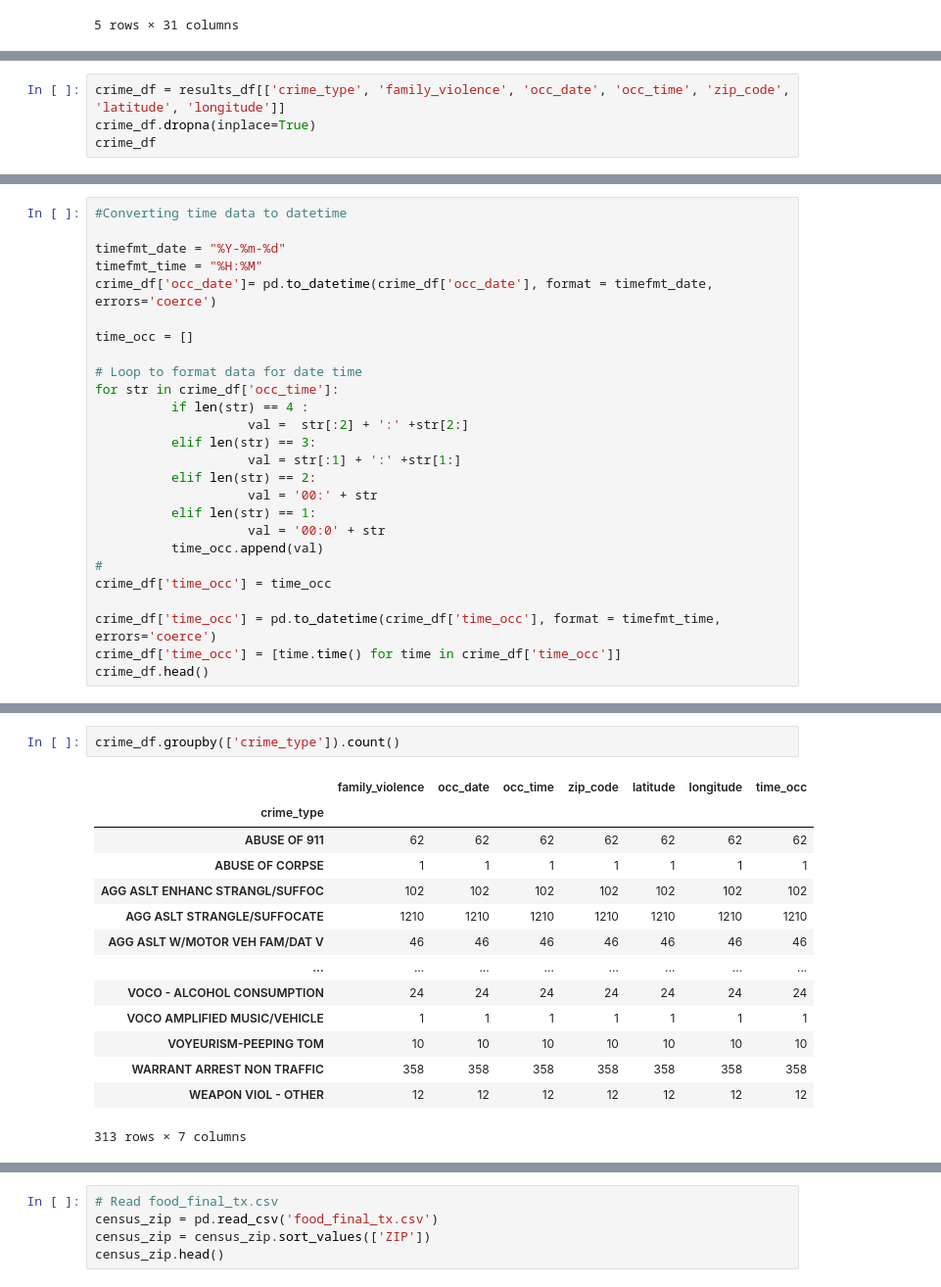
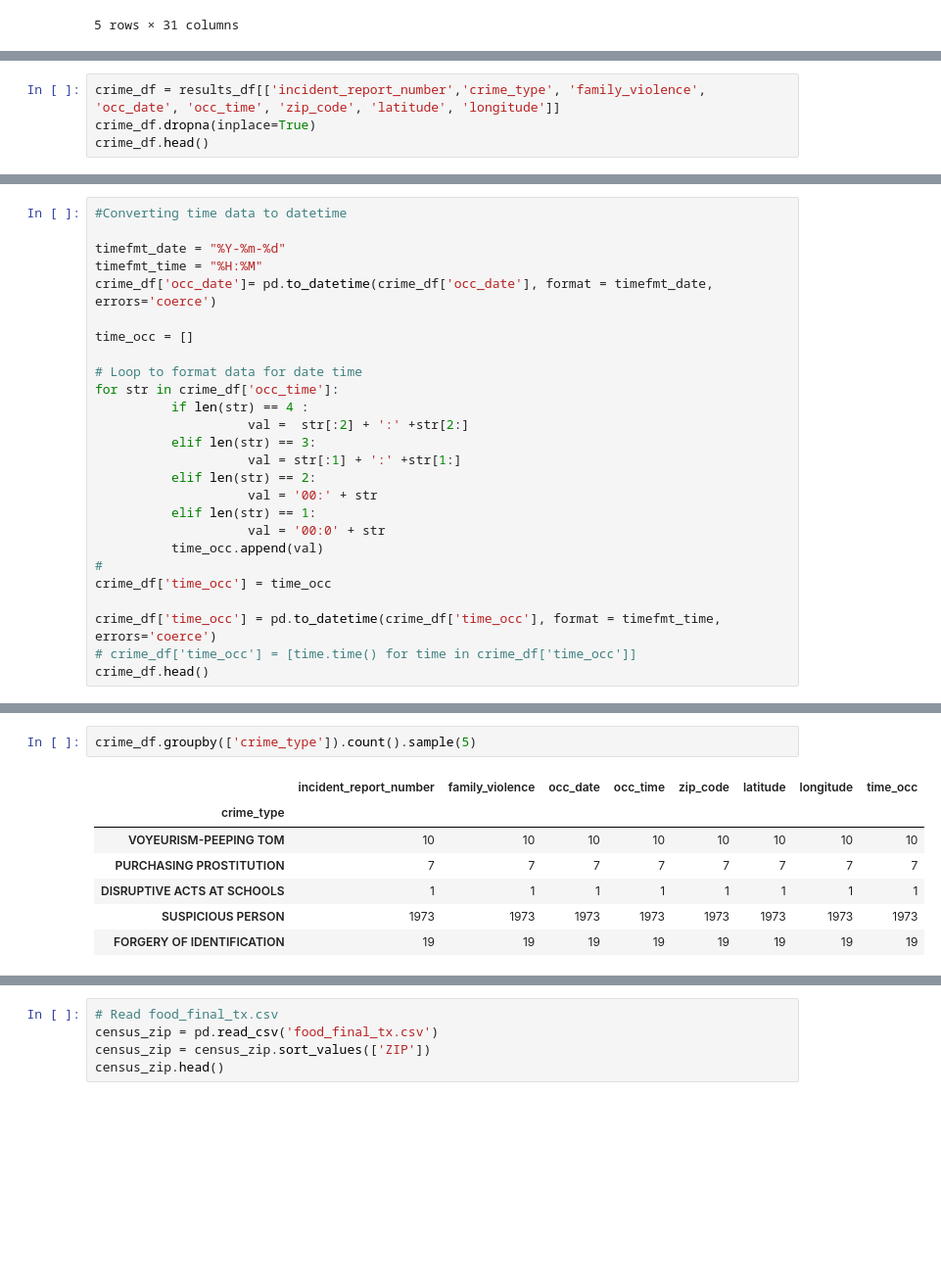
Before and after one commit to ChristopheGarcia1/Crime_Analysis-, a Jupyter notebook: src/resources/crime_cleaning.ipynb, the cells around one changed output, grey strips where cells are left out. Shown at 98% size. Cells and saved outputs as stored; diff of their text form; blank space fills up the shorter version.

```diff
--- a/src/resources/crime_cleaning.ipynb
+++ b/src/resources/crime_cleaning.ipynb
@@ -58,9 +58,9 @@ clearance_status               object
 clearance_date                 object
 dtype: object
 # %%
-crime_df = results_df[['crime_type', 'family_violence', 'occ_date', 'occ_time', 'zip_code', 'latitude', 'longitude']]
+crime_df = results_df[['incident_report_number','crime_type', 'family_violence', 'occ_date', 'occ_time', 'zip_code', 'latitude', 'longitude']]
 crime_df.dropna(inplace=True)
-crime_df
+crime_df.head()
 # %% [output]
 A value is trying to be set on a copy of a slice from a DataFrame
 
@@ -102,7 +95,7 @@ for str in crime_df['occ_time']:
 crime_df['time_occ'] = time_occ
 
 crime_df['time_occ'] = pd.to_datetime(crime_df['time_occ'], format = timefmt_time, errors='coerce')
-crime_df['time_occ'] = [time.time() for time in crime_df['time_occ']]
+# crime_df['time_occ'] = [time.time() for time in crime_df['time_occ']]
 crime_df.head()
 # %% [output]
 A value is trying to be set on a copy of a slice from a DataFrame.
@@ -122,20 +120,13 @@ KeyboardInterrupt:
 # %%
-crime_df.groupby(['crime_type']).count()
+crime_df.groupby(['crime_type']).count().sample(5)
 # %% [output]
-|  | family_violence | occ_date | occ_time | zip_code | latitude | longitude | time_occ |
-| crime_type |  |  |  |  |  |  |  |
-| ABUSE OF 911 | 62 | 62 | 62 | 62 | 62 | 62 | 62 |
-| ABUSE OF CORPSE | 1 | 1 | 1 | 1 | 1 | 1 | 1 |
-| AGG ASLT ENHANC STRANGL/SUFFOC | 102 | 102 | 102 | 102 | 102 | 102 | 102 |
-| AGG ASLT STRANGLE/SUFFOCATE | 1210 | 1210 | 1210 | 1210 | 1210 | 1210 | 1210 |
-| AGG ASLT W/MOTOR VEH FAM/DAT V | 46 | 46 | 46 | 46 | 46 | 46 | 46 |
-| ... | ... | ... | ... | ... | ... | ... | ... |
-| VOCO - ALCOHOL CONSUMPTION | 24 | 24 | 24 | 24 | 24 | 24 | 24 |
-| VOCO AMPLIFIED MUSIC/VEHICLE | 1 | 1 | 1 | 1 | 1 | 1 | 1 |
-| VOYEURISM-PEEPING TOM | 10 | 10 | 10 | 10 | 10 | 10 | 10 |
-| WARRANT ARREST NON TRAFFIC | 358 | 358 | 358 | 358 | 358 | 358 | 358 |
-| WEAPON VIOL - OTHER | 12 | 12 | 12 | 12 | 12 | 12 | 12 |
+|  | incident_report_number | family_violence | occ_date | occ_time | zip_code | latitude | longitude | time_occ |
+| crime_type |  |  |  |  |  |  |  |  |
+| VOYEURISM-PEEPING TOM | 10 | 10 | 10 | 10 | 10 | 10 | 10 | 10 |
+| PURCHASING PROSTITUTION | 7 | 7 | 7 | 7 | 7 | 7 | 7 | 7 |
+| DISRUPTIVE ACTS AT SCHOOLS | 1 | 1 | 1 | 1 | 1 | 1 | 1 | 1 |
+| SUSPICIOUS PERSON | 1973 | 1973 | 1973 | 1973 | 1973 | 1973 | 1973 | 1973 |
+| FORGERY OF IDENTIFICATION | 19 | 19 | 19 | 19 | 19 | 19 | 19 | 19 |
-313 rows × 7 columns
 # %%
 crime_df = crime_df.loc[(crime_df['occ_date']>= '2020-01-01') & (crime_df['occ_date']< '2022-01-01')]
 crime_df
```
Also changed, not shown: parts of 33 cells of this notebook, 2 other files.
